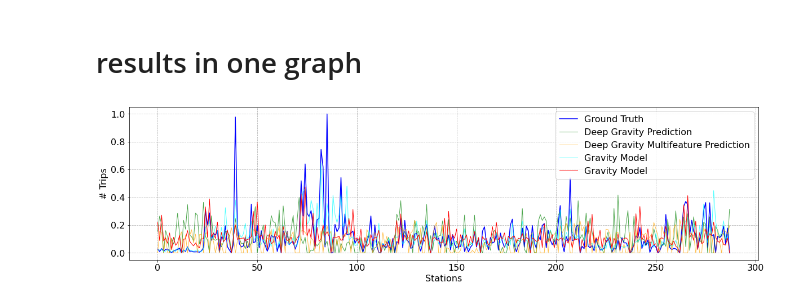
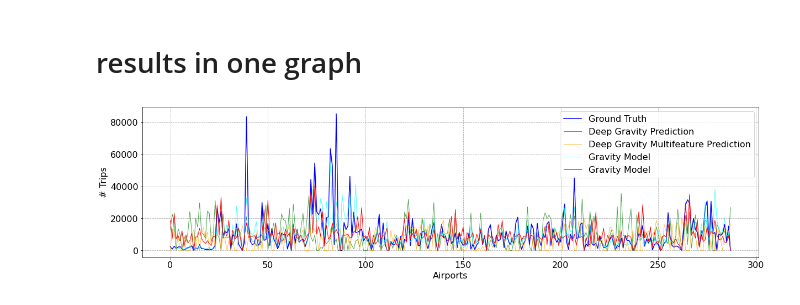
Before and after one commit to khzhang2/Air_Traffic, a Jupyter notebook: Visualization.ipynb, the cells around one changed output. Saved outputs shown, nothing was run; the diff lists cells and outputs as text; code cells hidden in the pictures.

```diff
--- a/Visualization.ipynb
+++ b/Visualization.ipynb
@@ -154,19 +154,19 @@ lw_ls = [1.5,1,1, 1, 1]
 # %%
 # 把真实值、dg、dgm画在一个图上，
 # 颜色、alpha、lw设置使用上面定义的列表中的值
 # 真实值是蓝色，和其他对应的alpha、lw
 # dg是绿色，dgm是橙色
 plt.figure(figsize=[20,5])
-plt.plot(dg_labels, label='Ground Truth', lw=lw_ls[0],color = color_lst[0],alpha = alpha_lst[0])
-plt.plot(dg_pred, label='Deep Gravity Prediction', lw=lw_ls[1],color = color_lst[1],alpha = alpha_lst[1])
-plt.plot(dgm_pred, label='Deep Gravity Multifeature Prediction', lw=lw_ls[2],color = color_lst[2],alpha = alpha_lst[2])
-plt.plot(g_pred, label='Gravity Model', lw=lw_ls[3],color = color_lst[3],alpha = alpha_lst[3])
-plt.plot(vae_pred, label='Gravity Model', lw=lw_ls[4],color = color_lst[4],alpha = alpha_lst[4])
-plt.xlabel('Stations', fontsize=fs)
+plt.plot(dg_labels*85322, label='Ground Truth', lw=lw_ls[0],color = color_lst[0],alpha = alpha_lst[0])
+plt.plot(dg_pred*85322, label='Deep Gravity Prediction', lw=lw_ls[1],color = color_lst[1],alpha = alpha_lst[1])
+plt.plot(dgm_pred*85322, label='Deep Gravity Multifeature Prediction', lw=lw_ls[2],color = color_lst[2],alpha = alpha_lst[2])
+plt.plot(g_pred*85322, label='Gravity Model', lw=lw_ls[3],color = color_lst[3],alpha = alpha_lst[3])
+plt.plot(vae_pred*85322, label='Gravity Model', lw=lw_ls[4],color = color_lst[4],alpha = alpha_lst[4])
+plt.xlabel('Airports', fontsize=fs)
 plt.ylabel('# Trips', fontsize=fs)
 plt.legend(fontsize=fs, loc=1)
 plt.xticks(fontsize=fs)
 plt.yticks(fontsize=fs)
 plt.grid(ls='--')
 # %% [output]
-[figure, old version]
+[figure, new version]
```
